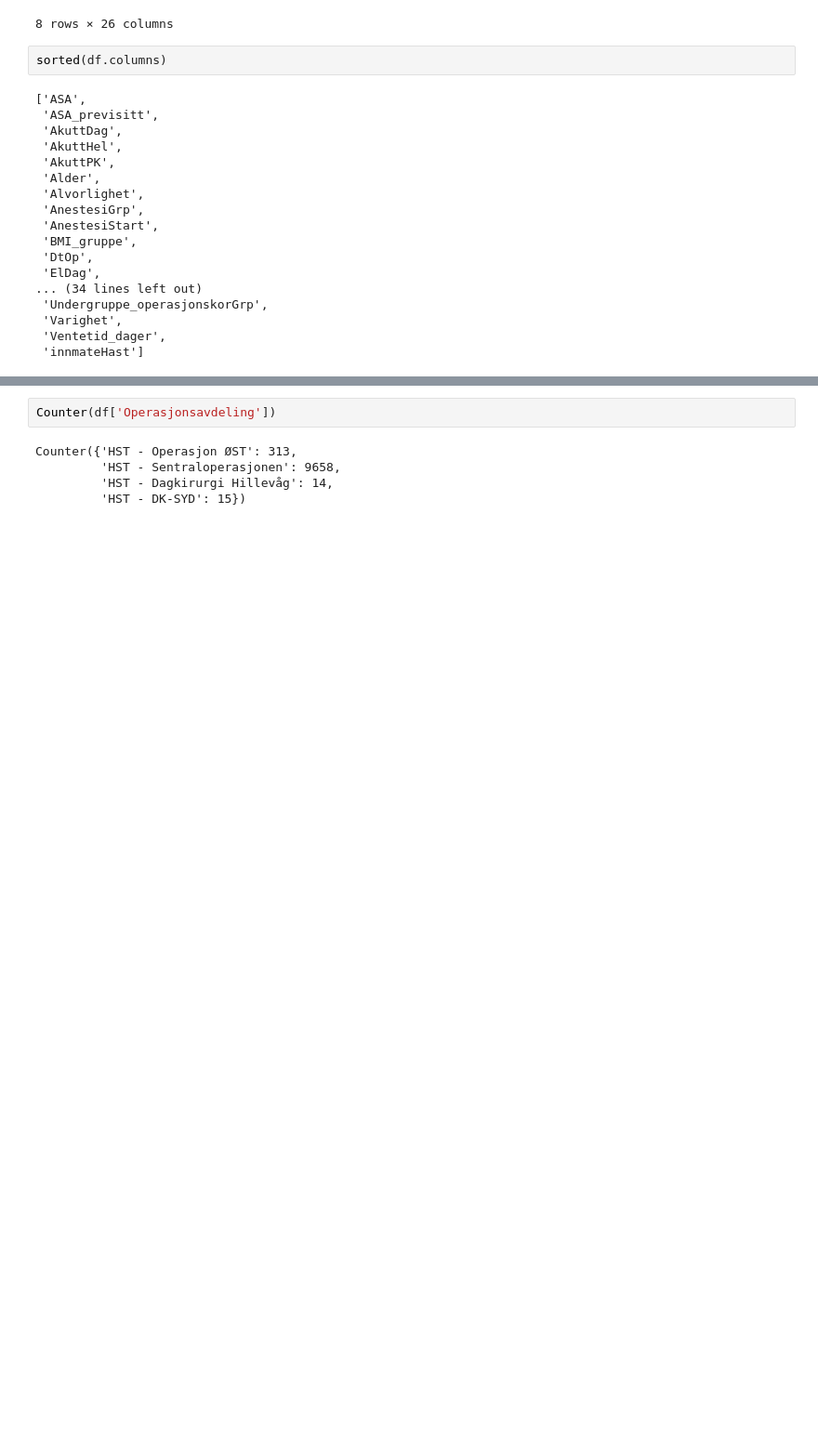
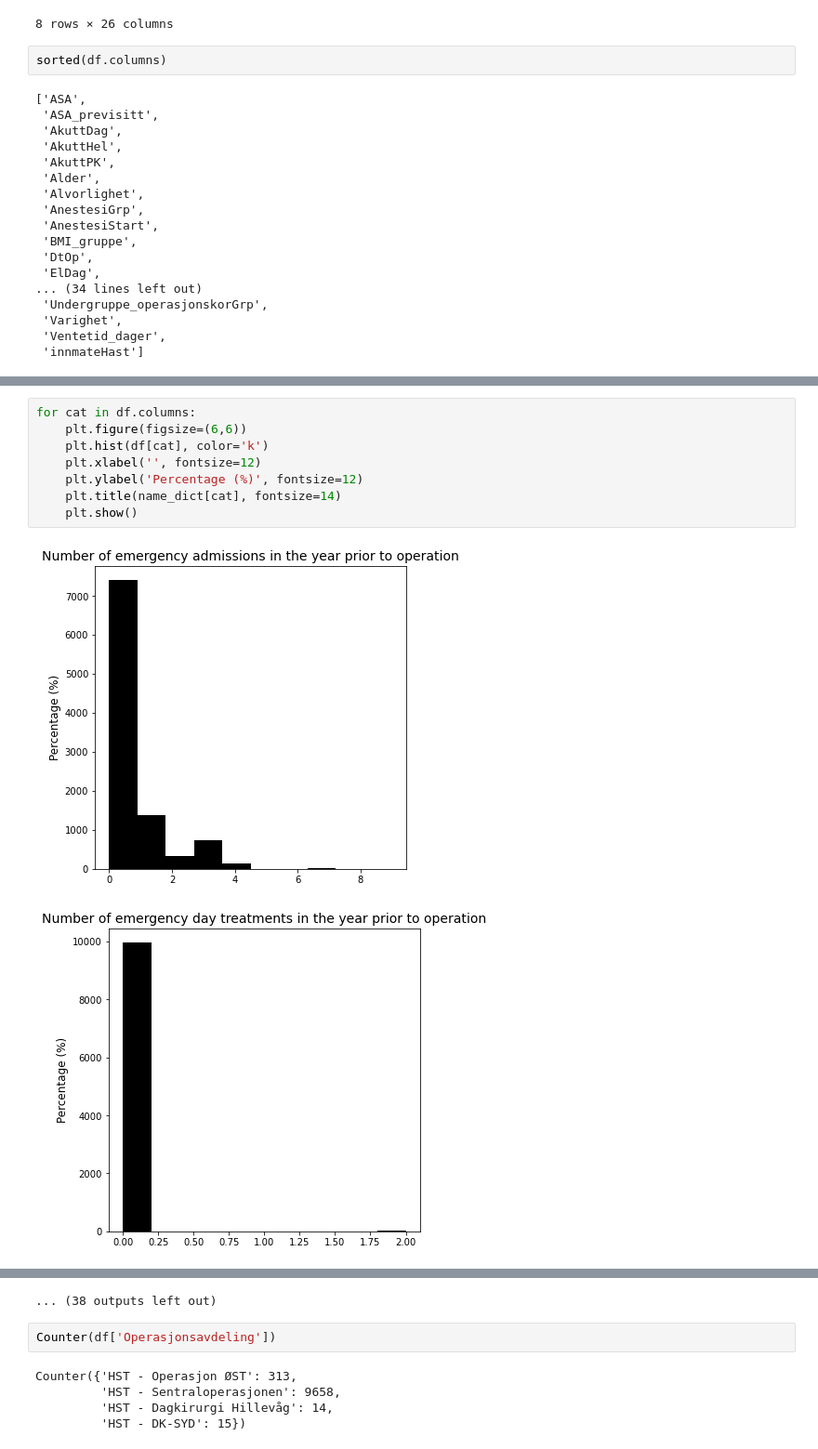
Before and after one commit to fredrikWHaug/post-operative-complication-analysis, a Jupyter notebook: analysis.ipynb, the cells around one changed output, grey strips where cells are left out. Shown at 93% size. Drawn from its saved outputs; the diff is of its cells as text; blank space fills up the shorter version.

```diff
--- a/analysis.ipynb
+++ b/analysis.ipynb
@@ -47,0 +156,11 @@ sorted(df.columns)
+# %%
+for cat in df.columns:
+    plt.figure(figsize=(6,6))
+    plt.hist(df[cat], color='k')
+    plt.xlabel('', fontsize=12)
+    plt.ylabel('Percentage (%)', fontsize=12)
+    plt.title(name_dict[cat], fontsize=14)
+    plt.show()
+# %% [output]
+[figure, added]
+[figure, added]
@@ -48,3 +177,4 @@ sorted(df.columns)
+... (38 outputs left out)
 # %%
 Counter(df['Operasjonsavdeling'])
 # %% [output]
```
Also changed, not shown: parts of 3 cells of this notebook.
